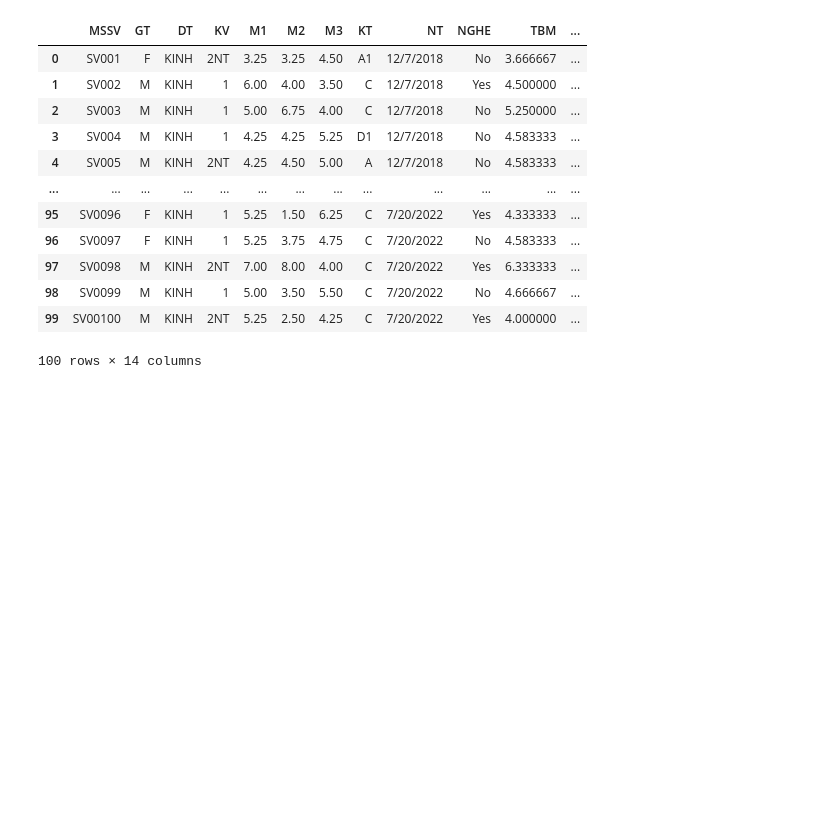
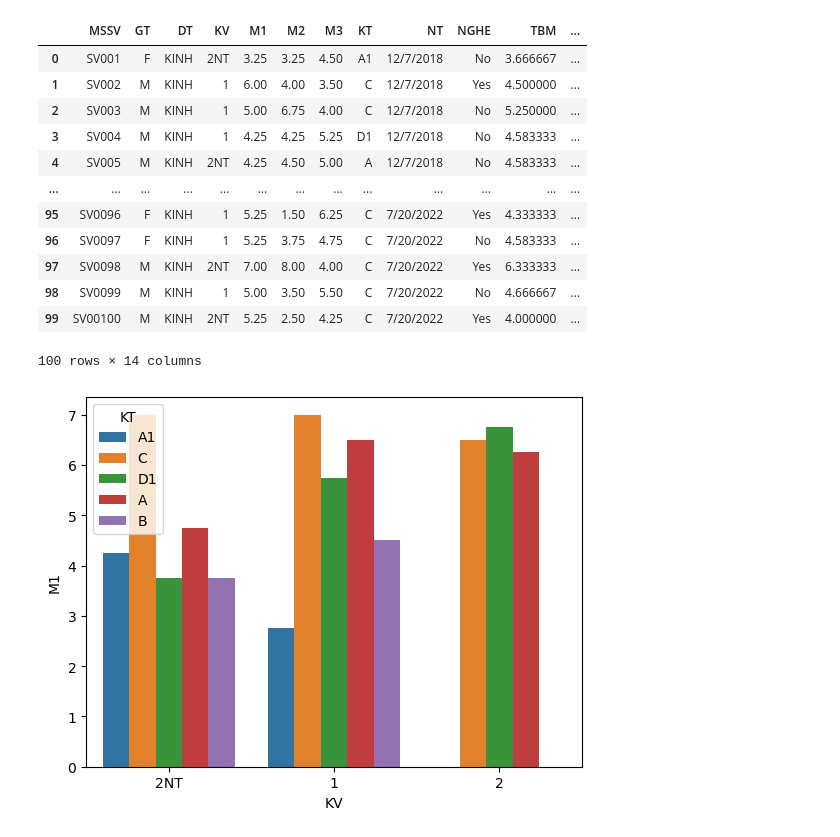
Before and after one commit to DucNhat03/PTDL_AI, a Jupyter notebook: Day2/Buoi2.ipynb, the cells around one changed output. Saved outputs shown, nothing was run; the diff lists cells and outputs as text; code cells hidden in the pictures; blank space fills up the shorter version.

```diff
--- a/Day2/Buoi2.ipynb
+++ b/Day2/Buoi2.ipynb
@@ -157,0 +160,7 @@ df
+# %%
+# Bieu do BAR
+sns.barplot(x='KV', y='M1', hue='KT',
+            data=df, errorbar=None, estimator=np.max)
+plt.show()
+# %% [output]
+[figure, added]
```
Also changed, not shown: parts of 6 cells of this notebook.
